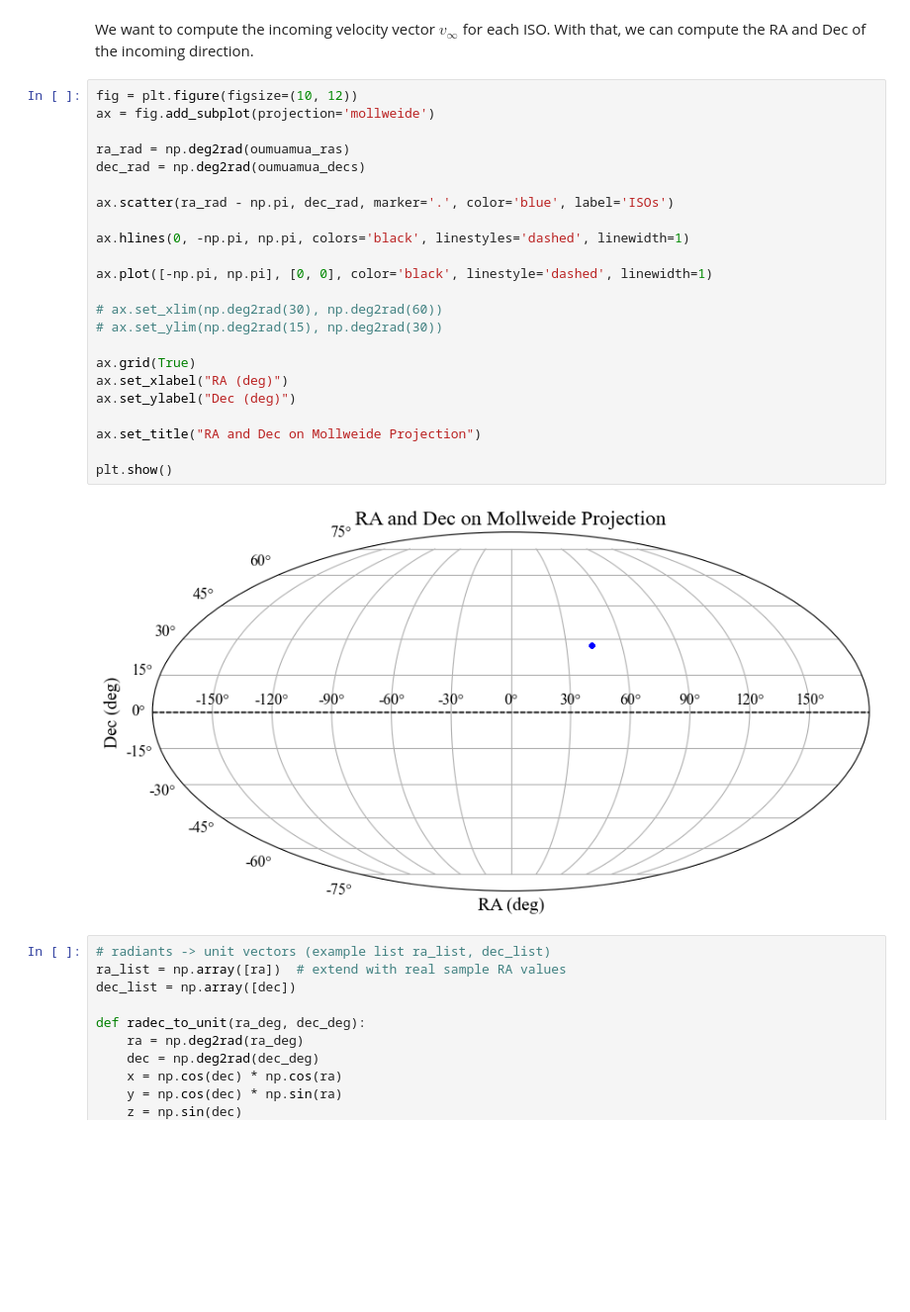
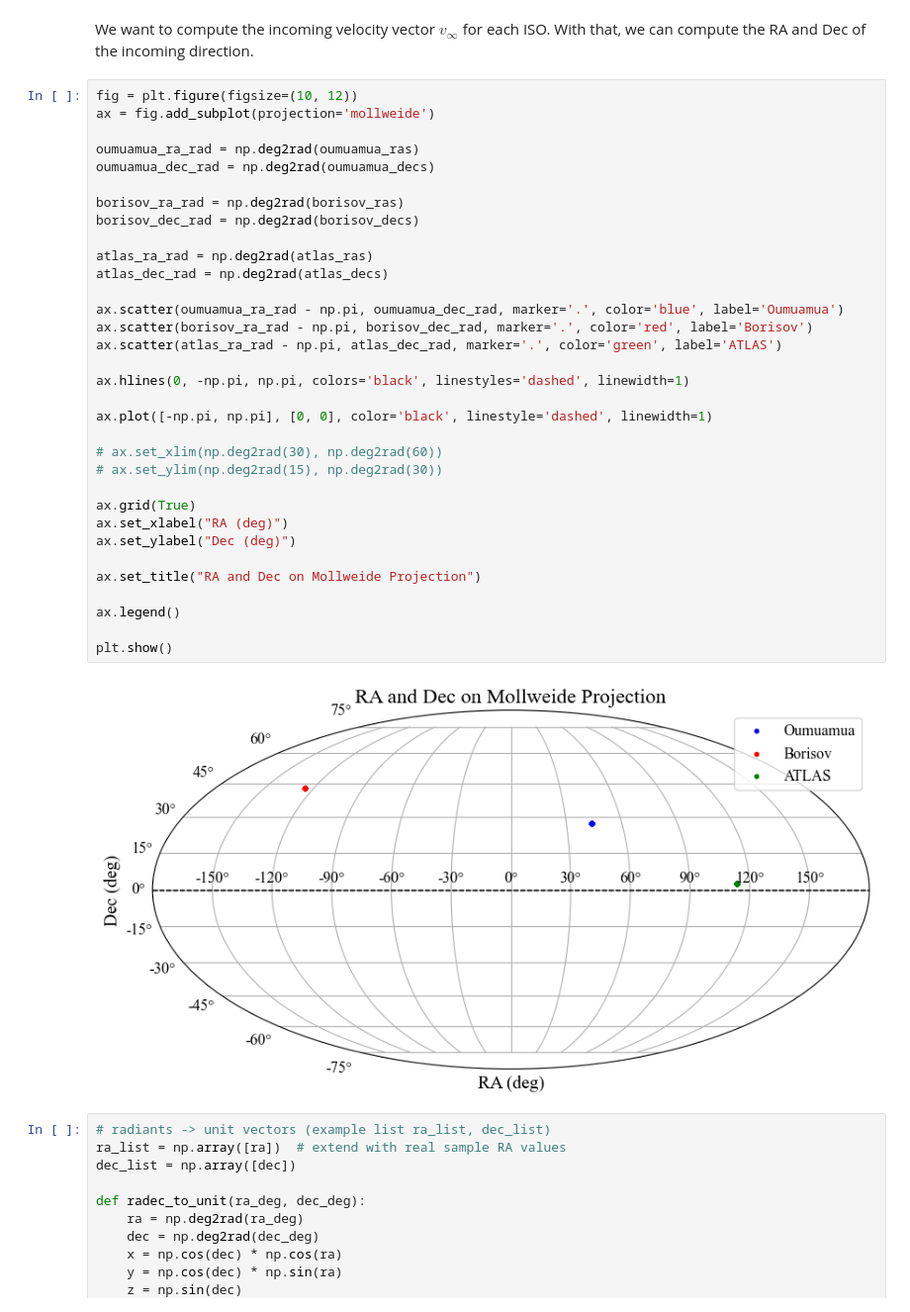
Before and after one commit to saividyud/Space-Capstone-Team-5, a Jupyter notebook: Trajectory/known_ISOs_analysis.ipynb, the cells around one changed output. Shown: that part at 99% size. Cells and saved outputs as stored; diff of their text form; blank space fills up the shorter version.

```diff
--- a/Trajectory/known_ISOs_analysis.ipynb
+++ b/Trajectory/known_ISOs_analysis.ipynb
@@ -549,28 +593,38 @@ We want to compute the incoming velocity vector $v_{\infty}$ for each ISO. With
 # %%
 fig = plt.figure(figsize=(10, 12))
 ax = fig.add_subplot(projection='mollweide')
 
-ra_rad = np.deg2rad(oumuamua_ras)
-dec_rad = np.deg2rad(oumuamua_decs)
+oumuamua_ra_rad = np.deg2rad(oumuamua_ras)
+oumuamua_dec_rad = np.deg2rad(oumuamua_decs)
 
-ax.scatter(ra_rad - np.pi, dec_rad, marker='.', color='blue', label='ISOs')
+borisov_ra_rad = np.deg2rad(borisov_ras)
+borisov_dec_rad = np.deg2rad(borisov_decs)
+
+atlas_ra_rad = np.deg2rad(atlas_ras)
+atlas_dec_rad = np.deg2rad(atlas_decs)
+
+ax.scatter(oumuamua_ra_rad - np.pi, oumuamua_dec_rad, marker='.', color='blue', label='Oumuamua')
+ax.scatter(borisov_ra_rad - np.pi, borisov_dec_rad, marker='.', color='red', label='Borisov')
+ax.scatter(atlas_ra_rad - np.pi, atlas_dec_rad, marker='.', color='green', label='ATLAS')
 
 ax.hlines(0, -np.pi, np.pi, colors='black', linestyles='dashed', linewidth=1)
 
 ax.plot([-np.pi, np.pi], [0, 0], color='black', linestyle='dashed', linewidth=1)
 
 # ax.set_xlim(np.deg2rad(30), np.deg2rad(60))
 # ax.set_ylim(np.deg2rad(15), np.deg2rad(30))
 
 ax.grid(True)
 ax.set_xlabel("RA (deg)")
 ax.set_ylabel("Dec (deg)")
 
 ax.set_title("RA and Dec on Mollweide Projection")
 
+ax.legend()
+
 plt.show()
 # %% [output]
-[figure, old version]
+[figure, new version]
 # %%
 # radiants -> unit vectors (example list ra_list, dec_list)
 ra_list = np.array([ra])  # extend with real sample RA values
```
Also changed, not shown: parts of 1 cell of this notebook, 5 other files.
